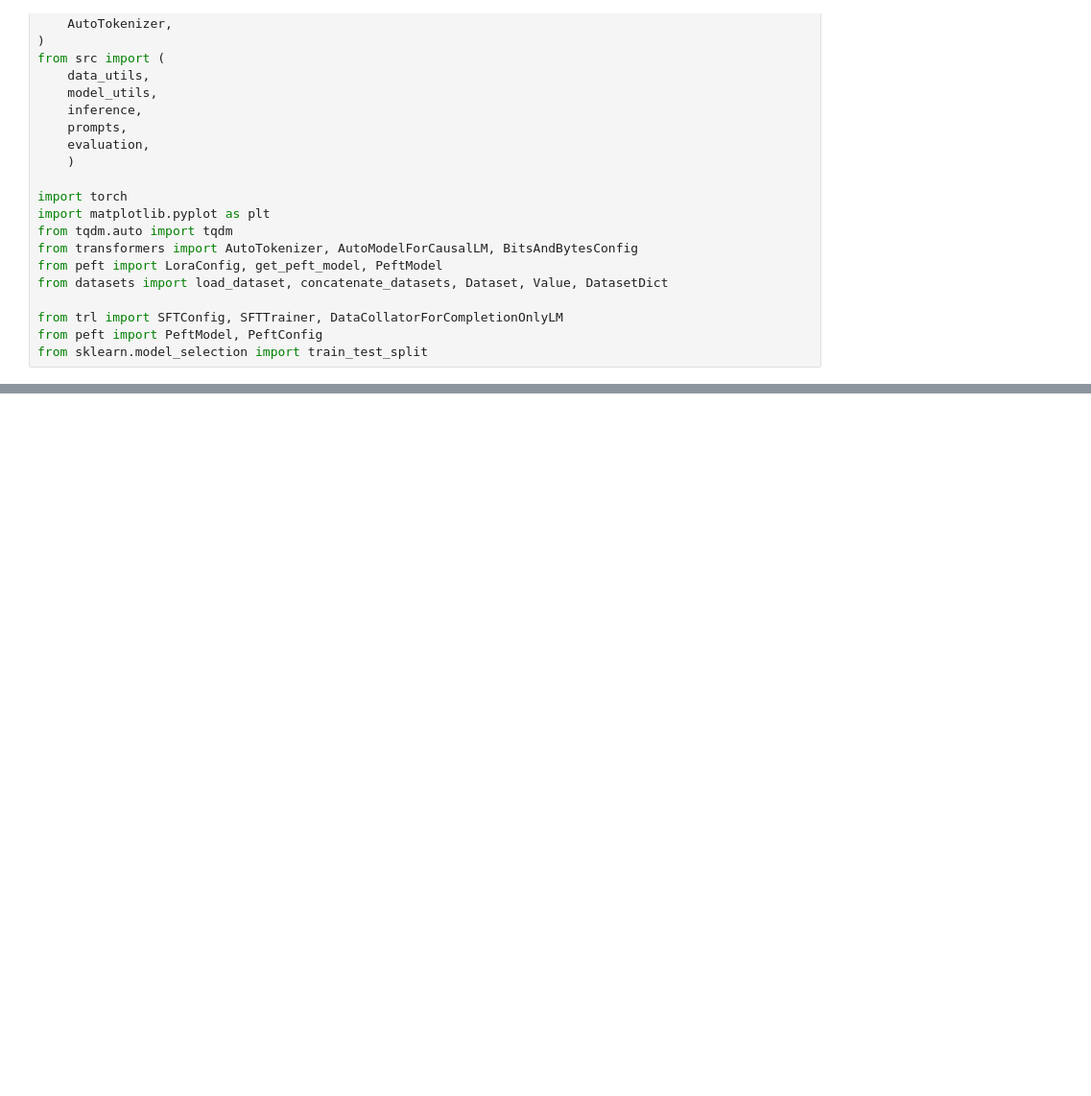
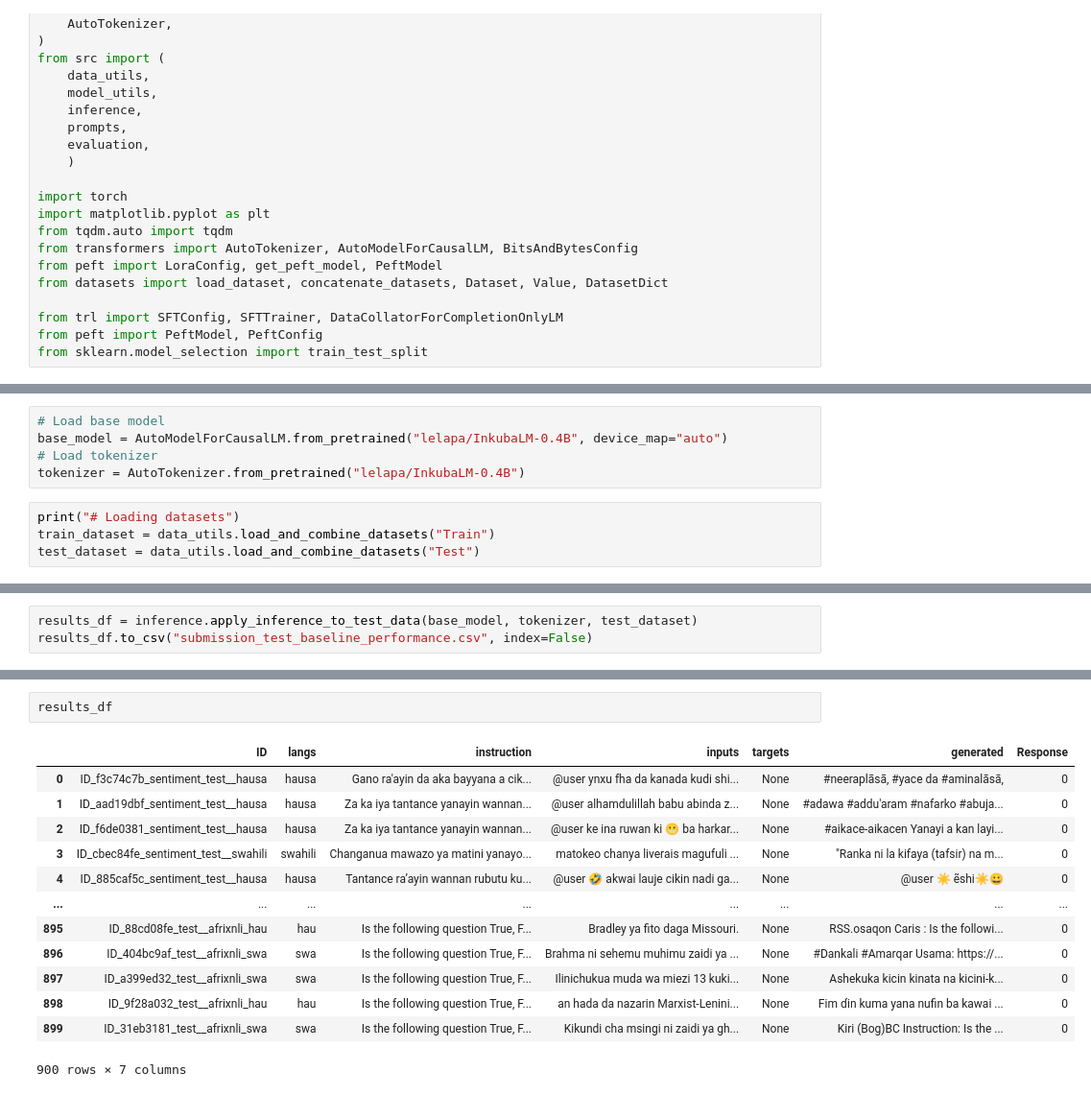
Before and after one commit to melissafasol/InkubaLM-Challenge, a Jupyter notebook: notebooks_ab/evaluation.ipynb, the cells around one changed output, grey strips where cells are left out. Shown at 96% size. Drawn from its saved outputs; the diff is of its cells as text; blank space fills up the shorter version.

Commit message:
base evaluation model notebook

```diff
--- a/notebooks_ab/evaluation.ipynb
+++ b/notebooks_ab/evaluation.ipynb
@@ -45,0 +111,9 @@ from sklearn.model_selection import train_test_split
+# %%
+# Load base model
+base_model = AutoModelForCausalLM.from_pretrained("lelapa/InkubaLM-0.4B", device_map="auto")
+# Load tokenizer
+tokenizer = AutoTokenizer.from_pretrained("lelapa/InkubaLM-0.4B")
+# %%
+print("# Loading datasets")
+train_dataset = data_utils.load_and_combine_datasets("Train")
+test_dataset = data_utils.load_and_combine_datasets("Test")
@@ -45,0 +141,3 @@ from sklearn.model_selection import train_test_split
+# %%
+results_df = inference.apply_inference_to_test_data(base_model, tokenizer, test_dataset)
+results_df.to_csv("submission_test_baseline_performance.csv", index=False)
@@ -45,0 +153,16 @@ from sklearn.model_selection import train_test_split
+# %%
+results_df
+# %% [output]
+|  | ID | langs | instruction | inputs | targets | generated | Response |
+| 0 | ID_f3c74c7b_sentiment_test__hausa | hausa | Gano ra'ayin da aka bayyana a cik... | @user ynxu fha da kanada kudi shi... | None | #neeraplāsā, #yace da #aminalāsā, | 0 |
+| 1 | ID_aad19dbf_sentiment_test__hausa | hausa | Za ka iya tantance yanayin wannan... | @user alhamdulillah babu abinda z... | None | #adawa #addu'aram #nafarko #abuja... | 0 |
+| 2 | ID_f6de0381_sentiment_test__hausa | hausa | Za ka iya tantance yanayin wannan... | @user ke ina ruwan ki 😬 ba harkar... | None | #aikace-aikacen Yanayi a kan layi... | 0 |
+| 3 | ID_cbec84fe_sentiment_test__swahili | swahili | Changanua mawazo ya matini yanayo... | matokeo chanya liverais magufuli ... | None | "Ranka ni la kifaya (tafsir) na m... | 0 |
+| 4 | ID_885caf5c_sentiment_test__hausa | hausa | Tantance ra’ayin wannan rubutu ku... | @user 🤣 akwai lauje cikin nadi ga... | None | @user ☀️ ẽshi☀️😀 | 0 |
+| ... | ... | ... | ... | ... | ... | ... | ... |
+| 895 | ID_88cd08fe_test__afrixnli_hau | hau | Is the following question True, F... | Bradley ya fito daga Missouri. | None | RSS.osaqon Caris : Is the followi... | 0 |
+| 896 | ID_404bc9af_test__afrixnli_swa | swa | Is the following question True, F... | Brahma ni sehemu muhimu zaidi ya ... | None | #Dankali #Amarqar Usama: https://... | 0 |
+| 897 | ID_a399ed32_test__afrixnli_swa | swa | Is the following question True, F... | Ilinichukua muda wa miezi 13 kuki... | None | Ashekuka kicin kinata na kicini-k... | 0 |
+| 898 | ID_9f28a032_test__afrixnli_hau | hau | Is the following question True, F... | an hada da nazarin Marxist-Lenini... | None | Fim ɗin kuma yana nufin ba kawai ... | 0 |
+| 899 | ID_31eb3181_test__afrixnli_swa | swa | Is the following question True, F... | Kikundi cha msingi ni zaidi ya gh... | None | Kiri (Bog)BC Instruction: Is the ... | 0 |
+900 rows × 7 columns
```
Also changed, not shown: parts of 11 cells of this notebook.
